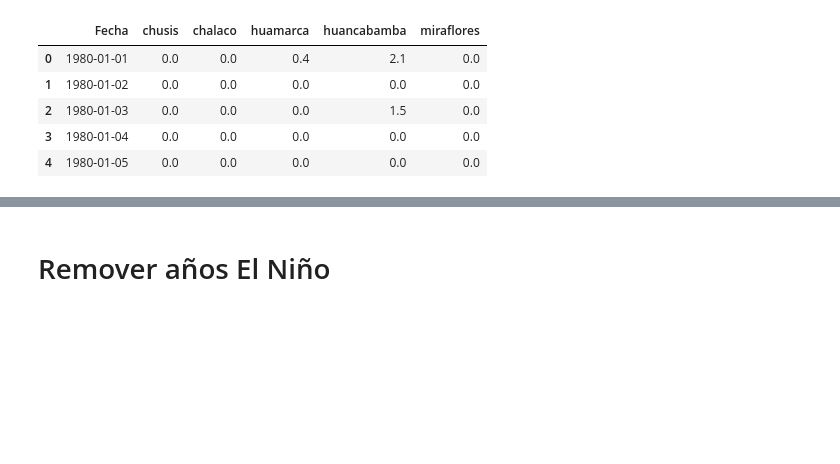
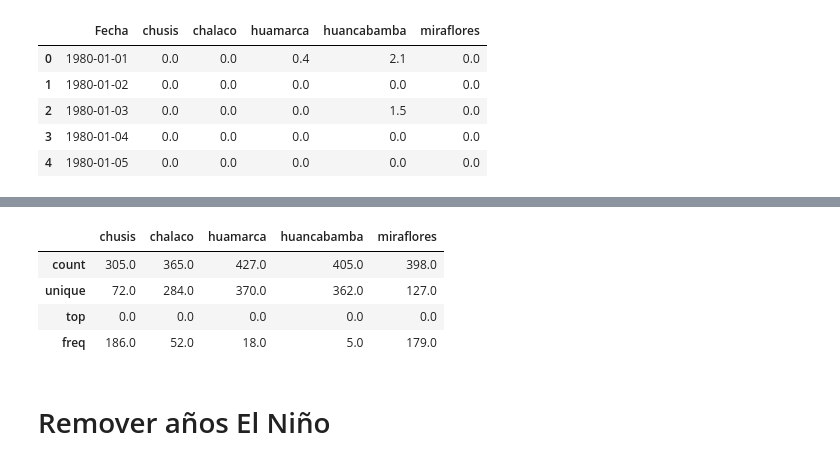
Before and after one commit to JoseZevallosR/piura_river, a Jupyter notebook: notebooks/Data_imputation.ipynb, the cells around one changed output, grey strips where cells are left out. Cells and saved outputs as stored; diff of their text form; code cells hidden in the pictures; blank space fills up the shorter version.

```diff
--- a/notebooks/Data_imputation.ipynb
+++ b/notebooks/Data_imputation.ipynb
@@ -95,3 +119,11 @@ obs.head()
+# %%
+monthly_data.describe()
+# %% [output]
+|  | chusis | chalaco | huamarca | huancabamba | miraflores |
+| count | 305.0 | 365.0 | 427.0 | 405.0 | 398.0 |
+| unique | 72.0 | 284.0 | 370.0 | 362.0 | 127.0 |
+| top | 0.0 | 0.0 | 0.0 | 0.0 | 0.0 |
+| freq | 186.0 | 52.0 | 18.0 | 5.0 | 179.0 |
 # %% [markdown]
 # Remover años El Niño
 # %%
```
Also changed, not shown: parts of 2 cells of this notebook.
